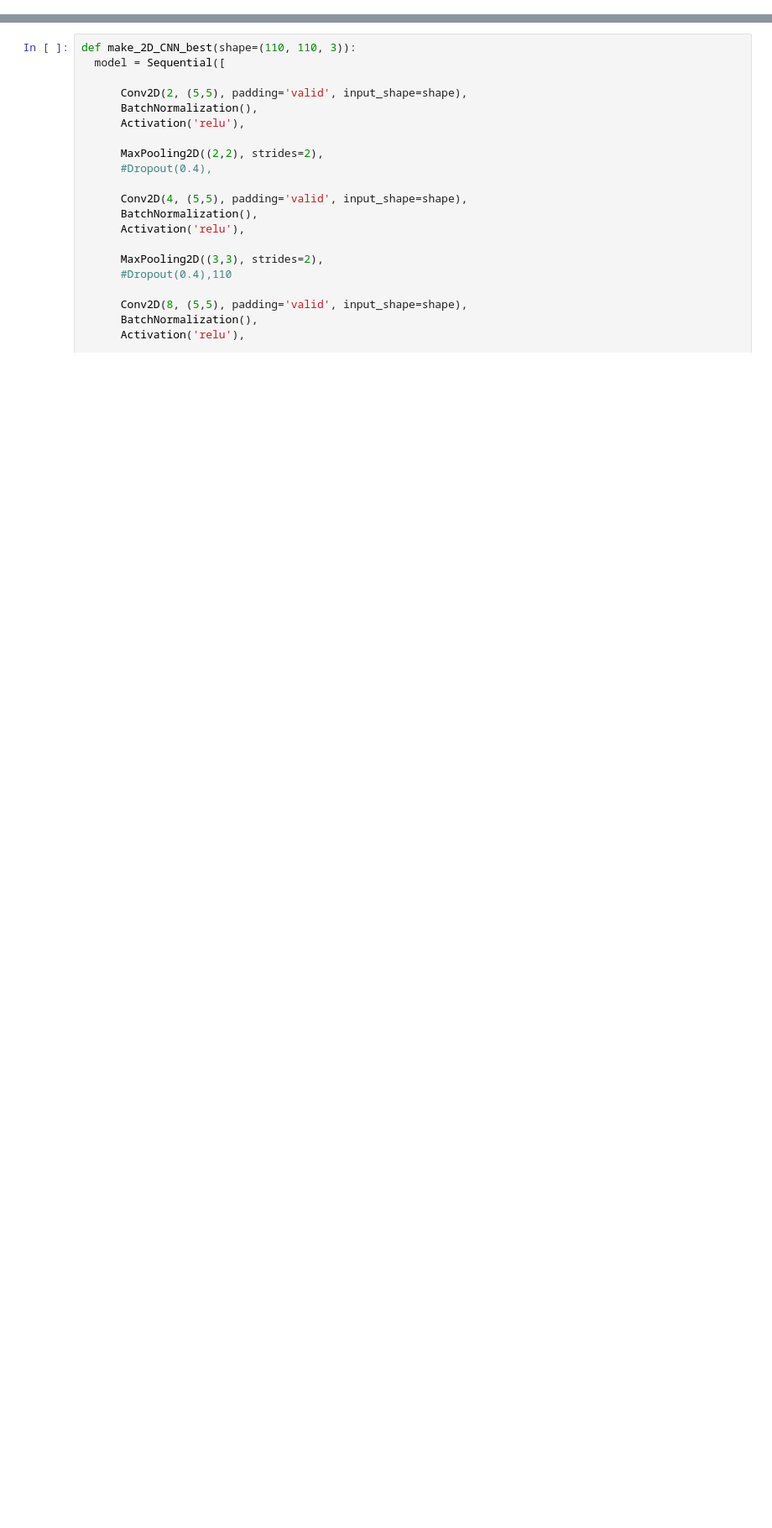
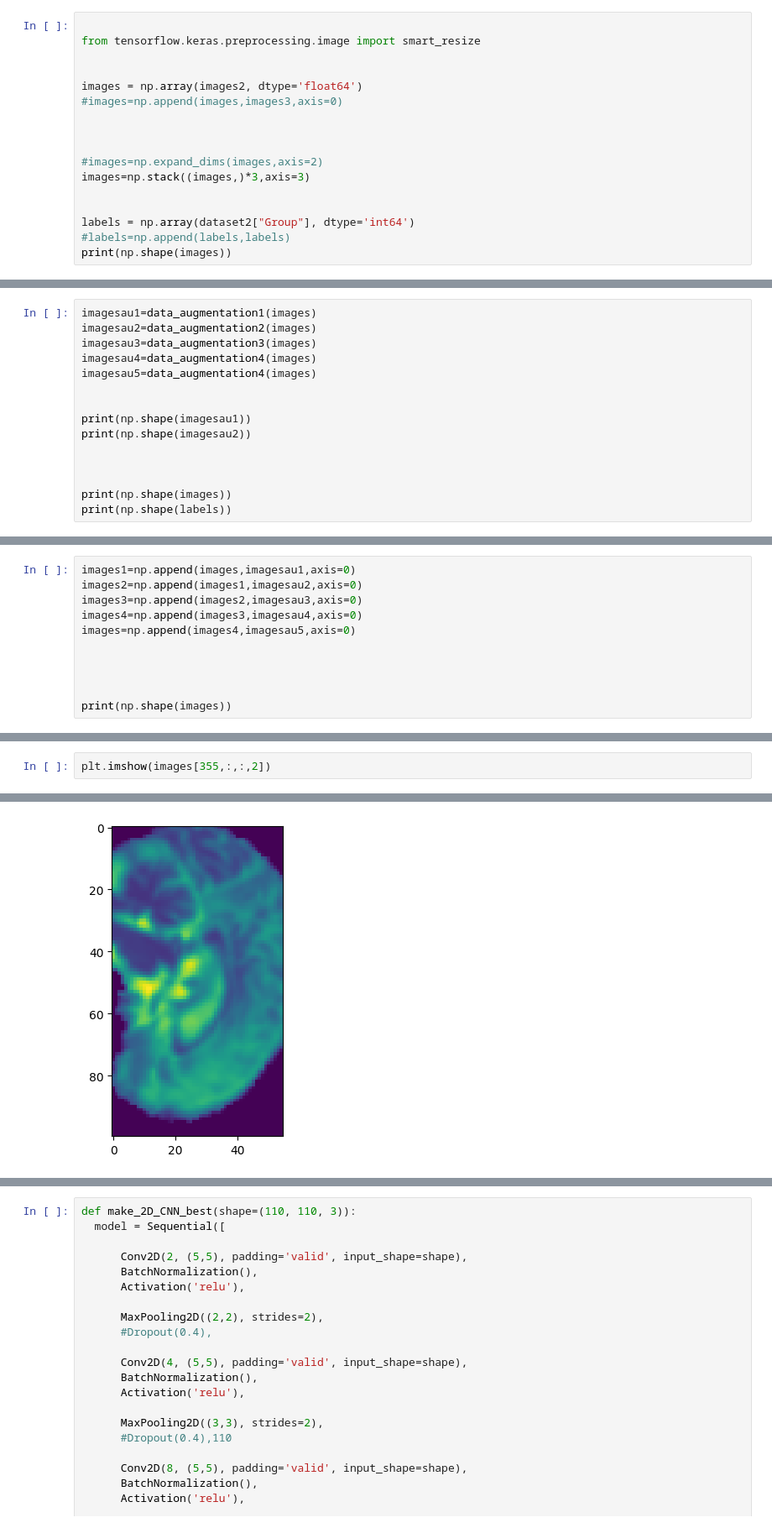
Before and after one commit to francescouni0/CompProject, a Jupyter notebook: CNN.ipynb, the cells around one changed output, grey strips where cells are left out. Shown at 84% size. Saved outputs shown, nothing was run; the diff lists cells and outputs as text; blank space fills up the shorter version.

```diff
--- a/CNN.ipynb
+++ b/CNN.ipynb
@@ -51,0 +93,17 @@ plt.imshow(images[90,:,:,56])
+# %%
+
+from tensorflow.keras.preprocessing.image import smart_resize
+
+
+images = np.array(images2, dtype='float64')
+#images=np.append(images,images3,axis=0)
+
+
+
+#images=np.expand_dims(images,axis=2)
+images=np.stack((images,)*3,axis=3)
+
+
+labels = np.array(dataset2["Group"], dtype='int64')
+#labels=np.append(labels,labels)
+print(np.shape(images))
@@ -51,0 +147,15 @@ plt.imshow(images[90,:,:,56])
+# %%
+imagesau1=data_augmentation1(images)
+imagesau2=data_augmentation2(images)
+imagesau3=data_augmentation3(images)
+imagesau4=data_augmentation4(images)
+imagesau5=data_augmentation4(images)
+
+
+print(np.shape(imagesau1))
+print(np.shape(imagesau2))
+
+
+
+print(np.shape(images))
+print(np.shape(labels))
@@ -51,0 +180,11 @@ plt.imshow(images[90,:,:,56])
+# %%
+images1=np.append(images,imagesau1,axis=0)
+images2=np.append(images1,imagesau2,axis=0)
+images3=np.append(images2,imagesau3,axis=0)
+images4=np.append(images3,imagesau4,axis=0)
+images=np.append(images4,imagesau5,axis=0)
+
+
+
+
+print(np.shape(images))
@@ -51,0 +205,3 @@ plt.imshow(images[90,:,:,56])
+# %%
+plt.imshow(images[355,:,:,2])
+# %% [output]
@@ -52 +209,2 @@ plt.imshow(images[90,:,:,56])
+[figure, added]
 # %%
```
Also changed, not shown: parts of 29 cells of this notebook.
